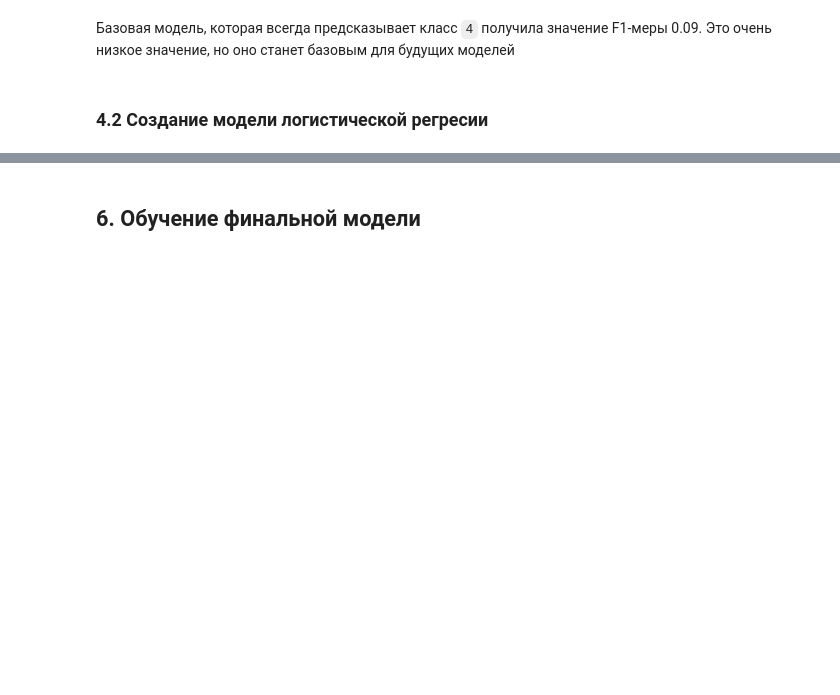
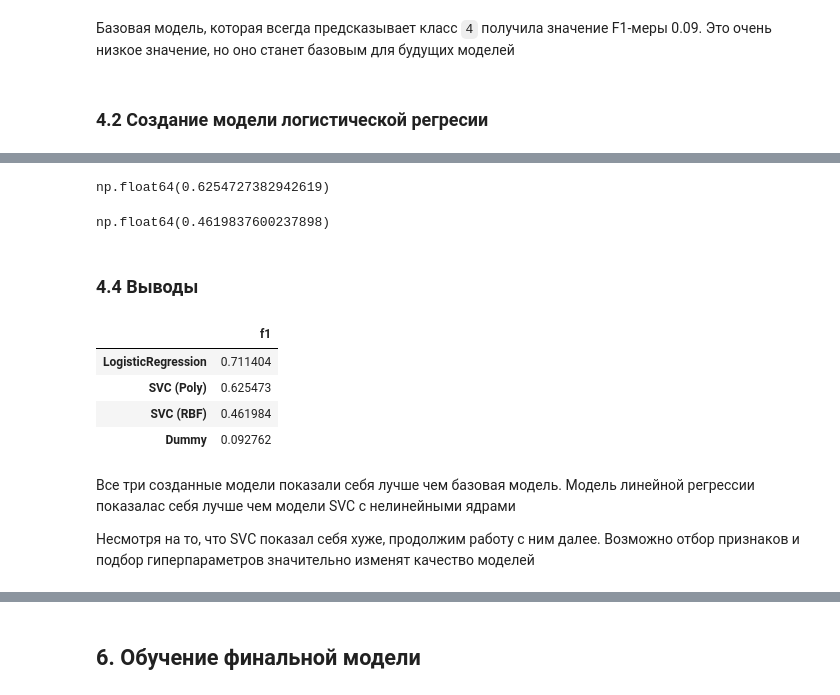
Before and after one commit to Daniel217D/linear-regression-experiments, a Jupyter notebook: 10. yandex-marketing-classification.ipynb, the cells around one changed output, grey strips where cells are left out. Drawn from its saved outputs; the diff is of its cells as text; code cells hidden in the pictures; blank space fills up the shorter version.

```diff
--- a/10. yandex-marketing-classification.ipynb
+++ b/10. yandex-marketing-classification.ipynb
@@ -1595,2 +1688,58 @@ f1_score(y_valid, model_dummy.predict(X_valid), average='macro')
+# %%
+# Вывод оценки модели
+f1_score_svc_poly = pd.DataFrame(cv_result_svc_poly).mean()['test_score']
+f1_score_svc_poly
+# %% [output]
+np.float64(0.6254727382942619)
+# %%
+# Формирование модели SVC с rbf ядром
+from sklearn.svm import SVC
+
+model_svc_rbf = Pipeline([
+    ('preprocessor', get_preprocessor()),
+    ('model', SVC(
+        kernel='rbf',
+        probability=False,
+        random_state=RANDOM_STATE,
+        class_weight='balanced'
+    ))
+])
+# %%
+# Оценка модели
+cv_result_svc_rbf = cross_validate(
+    model_svc_rbf,
+    X_train,
+    y_train,
+    scoring='f1_macro',
+    cv=cv_default,
+    n_jobs=-1
+)
+# %%
+# Вывод оценки модели
+f1_score_svc_rbf = pd.DataFrame(cv_result_svc_rbf).mean()['test_score']
+f1_score_svc_rbf
+# %% [output]
+np.float64(0.4619837600237898)
+# %% [markdown]
+### 4.4 Выводы
+# %%
+df_f1 = pd.DataFrame({
+    'Dummy': {'f1': f1_score_dummy},
+    'LogisticRegression': {'f1': f1_score_lr},
+    'SVC (Poly)': {'f1': f1_score_svc_poly},
+    'SVC (RBF)': {'f1': f1_score_svc_rbf},
+}).T.sort_values(by='f1', ascending=False)
+
+df_f1
+# %% [output]
+|  | f1 |
+| LogisticRegression | 0.711404 |
+| SVC (Poly) | 0.625473 |
+| SVC (RBF) | 0.461984 |
+| Dummy | 0.092762 |
+# %% [markdown]
+Все три созданные модели показали себя лучше чем базовая модель. Модель линейной регрессии показалас себя лучше чем модели SVC с нелинейными ядрами
+
+Несмотря на то, что SVC показал себя хуже, продолжим работу с ним далее. Возможно отбор признаков и подбор гиперпараметров значительно изменят качество моделей
 # %% [markdown]
 ## 5. Отбор признаков
```
Also changed, not shown: parts of 44 cells of this notebook.
